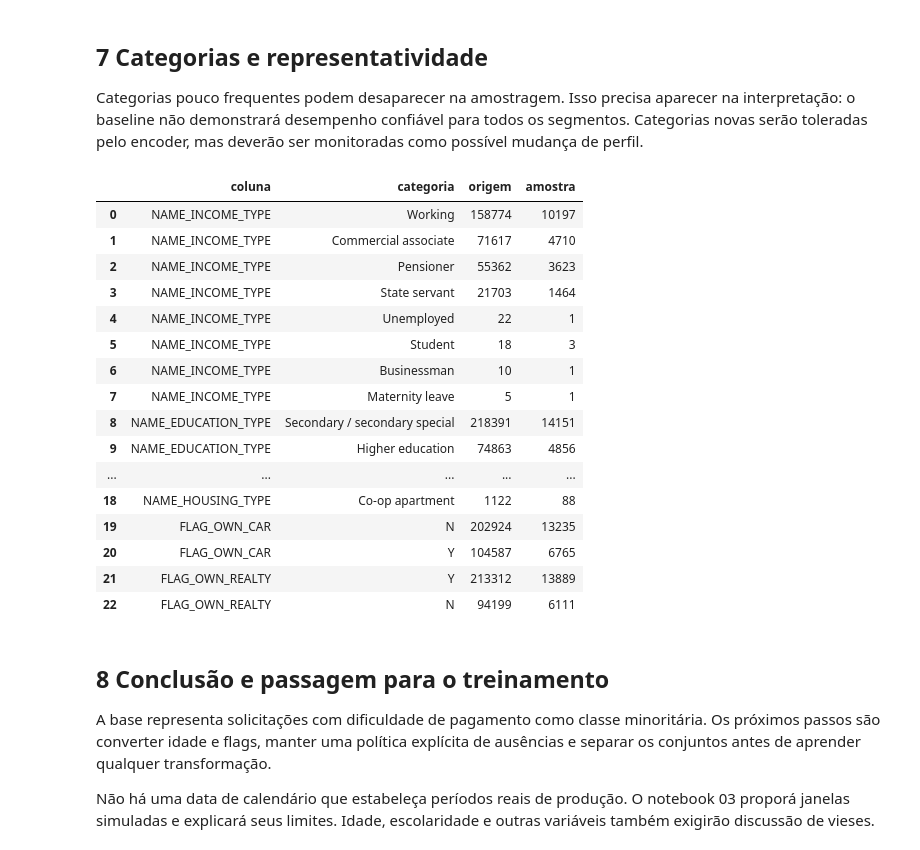
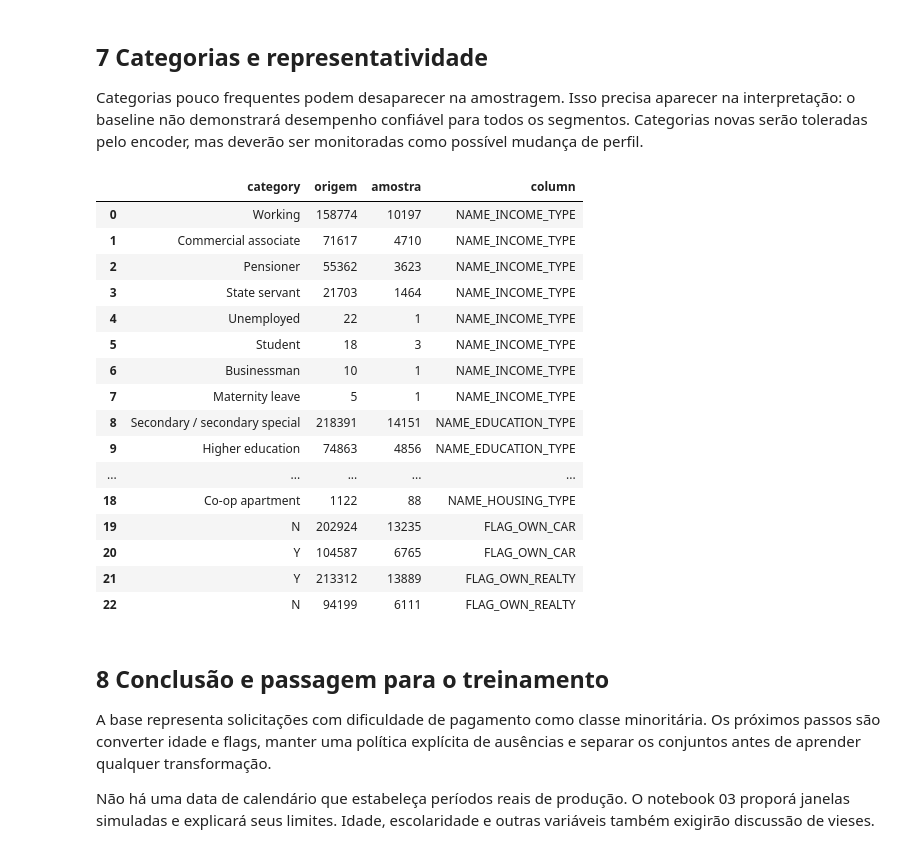
Before and after one commit to jrrrtricolor/FIAP-fase4-fintech, a Jupyter notebook: notebooks/01_eda_home_credit.ipynb, the cells around one changed output. Saved outputs shown, nothing was run; the diff lists cells and outputs as text; code cells hidden in the pictures.

```diff
--- a/notebooks/01_eda_home_credit.ipynb
+++ b/notebooks/01_eda_home_credit.ipynb
@@ -18,15 +18,18 @@ não são necessárias. Execute as células de cima para baixo.
 Use o ambiente do projeto (`make notebook`) ou o Jupyter do Docker.
 O notebook não faz download nem autenticação no Kaggle.
 # %%
+import sys
 from pathlib import Path
 
-import matplotlib.pyplot as plt
-import numpy as np
-import pandas as pd
-import seaborn as sns
 from IPython.display import display
-from sklearn.model_selection import train_test_split
 
-pd.set_option("display.max_columns", 20)
-sns.set_theme(style="whitegrid")
+project_root = Path.cwd().parent if Path.cwd().name == "notebooks" else Path.cwd()
+sys.path.insert(0, str(project_root))
+
+from ml_prep_kit import (
+    CSVDataLoader,
+    DataValidator,
+    HomeCreditData,
+    VisualizationReporter,
+)
 # %%
@@ -338,48 +197,29 @@ aparecer na interpretação: o baseline não demonstrará desempenho confiável
 para todos os segmentos. Categorias novas serão toleradas pelo encoder,
 mas deverão ser monitoradas como possível mudança de perfil.
 # %%
-categorical_columns = [
-    "NAME_INCOME_TYPE",
-    "NAME_EDUCATION_TYPE",
-    "NAME_HOUSING_TYPE",
-    "FLAG_OWN_CAR",
-    "FLAG_OWN_REALTY",
-]
-category_tables = []
-for column in categorical_columns:
-    counts = (
-        pd.concat(
-            [
-                raw_df[column].value_counts(dropna=False).rename("origem"),
-                sample_df[column].value_counts(dropna=False).rename("amostra"),
-            ],
-            axis=1,
-        )
-        .fillna(0)
-        .astype(int)
+display(
+    validator.compare_categories(
+        tables, preparation.categorical_features + preparation.binary_features
     )
-    counts.index.name = "categoria"
-    category_tables.append(counts.reset_index().assign(coluna=column))
-category_summary = pd.concat(category_tables, ignore_index=True)
-display(category_summary[["coluna", "categoria", "origem", "amostra"]])
+)
 # %% [output]
-|  | coluna | categoria | origem | amostra |
-| 0 | NAME_INCOME_TYPE | Working | 158774 | 10197 |
-| 1 | NAME_INCOME_TYPE | Commercial associate | 71617 | 4710 |
-| 2 | NAME_INCOME_TYPE | Pensioner | 55362 | 3623 |
-| 3 | NAME_INCOME_TYPE | State servant | 21703 | 1464 |
-| 4 | NAME_INCOME_TYPE | Unemployed | 22 | 1 |
-| 5 | NAME_INCOME_TYPE | Student | 18 | 3 |
-| 6 | NAME_INCOME_TYPE | Businessman | 10 | 1 |
-| 7 | NAME_INCOME_TYPE | Maternity leave | 5 | 1 |
-| 8 | NAME_EDUCATION_TYPE | Secondary / secondary special | 218391 | 14151 |
-| 9 | NAME_EDUCATION_TYPE | Higher education | 74863 | 4856 |
+|  | category | origem | amostra | column |
+| 0 | Working | 158774 | 10197 | NAME_INCOME_TYPE |
+| 1 | Commercial associate | 71617 | 4710 | NAME_INCOME_TYPE |
+| 2 | Pensioner | 55362 | 3623 | NAME_INCOME_TYPE |
+| 3 | State servant | 21703 | 1464 | NAME_INCOME_TYPE |
+| 4 | Unemployed | 22 | 1 | NAME_INCOME_TYPE |
+| 5 | Student | 18 | 3 | NAME_INCOME_TYPE |
+| 6 | Businessman | 10 | 1 | NAME_INCOME_TYPE |
+| 7 | Maternity leave | 5 | 1 | NAME_INCOME_TYPE |
+| 8 | Secondary / secondary special | 218391 | 14151 | NAME_EDUCATION_TYPE |
+| 9 | Higher education | 74863 | 4856 | NAME_EDUCATION_TYPE |
 | ... | ... | ... | ... | ... |
-| 18 | NAME_HOUSING_TYPE | Co-op apartment | 1122 | 88 |
-| 19 | FLAG_OWN_CAR | N | 202924 | 13235 |
-| 20 | FLAG_OWN_CAR | Y | 104587 | 6765 |
-| 21 | FLAG_OWN_REALTY | Y | 213312 | 13889 |
-| 22 | FLAG_OWN_REALTY | N | 94199 | 6111 |
+| 18 | Co-op apartment | 1122 | 88 | NAME_HOUSING_TYPE |
+| 19 | N | 202924 | 13235 | FLAG_OWN_CAR |
+| 20 | Y | 104587 | 6765 | FLAG_OWN_CAR |
+| 21 | Y | 213312 | 13889 | FLAG_OWN_REALTY |
+| 22 | N | 94199 | 6111 | FLAG_OWN_REALTY |
 # %% [markdown]
 ## 8 Conclusão e passagem para o treinamento
 
```
Also changed, not shown: parts of 9 cells of this notebook, 17 other files.
